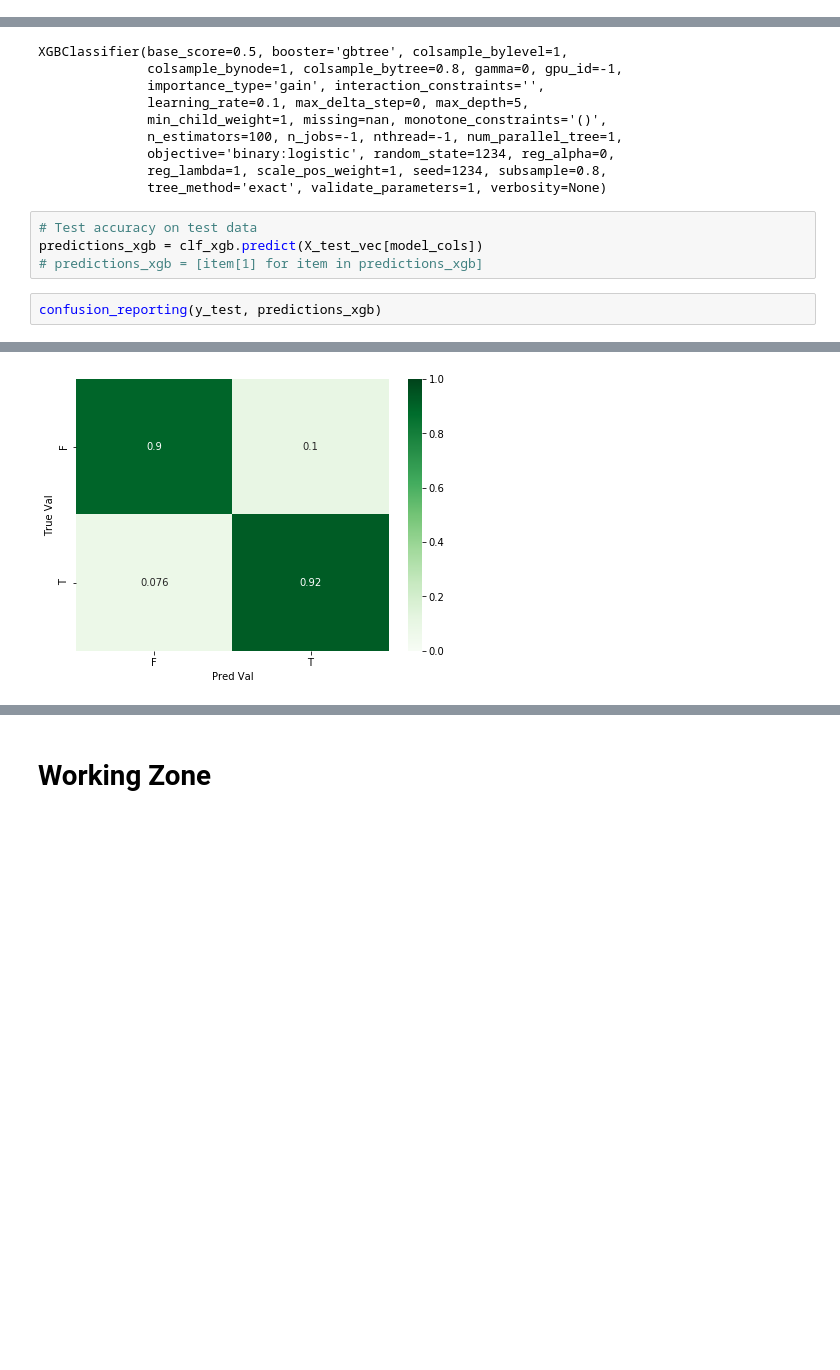
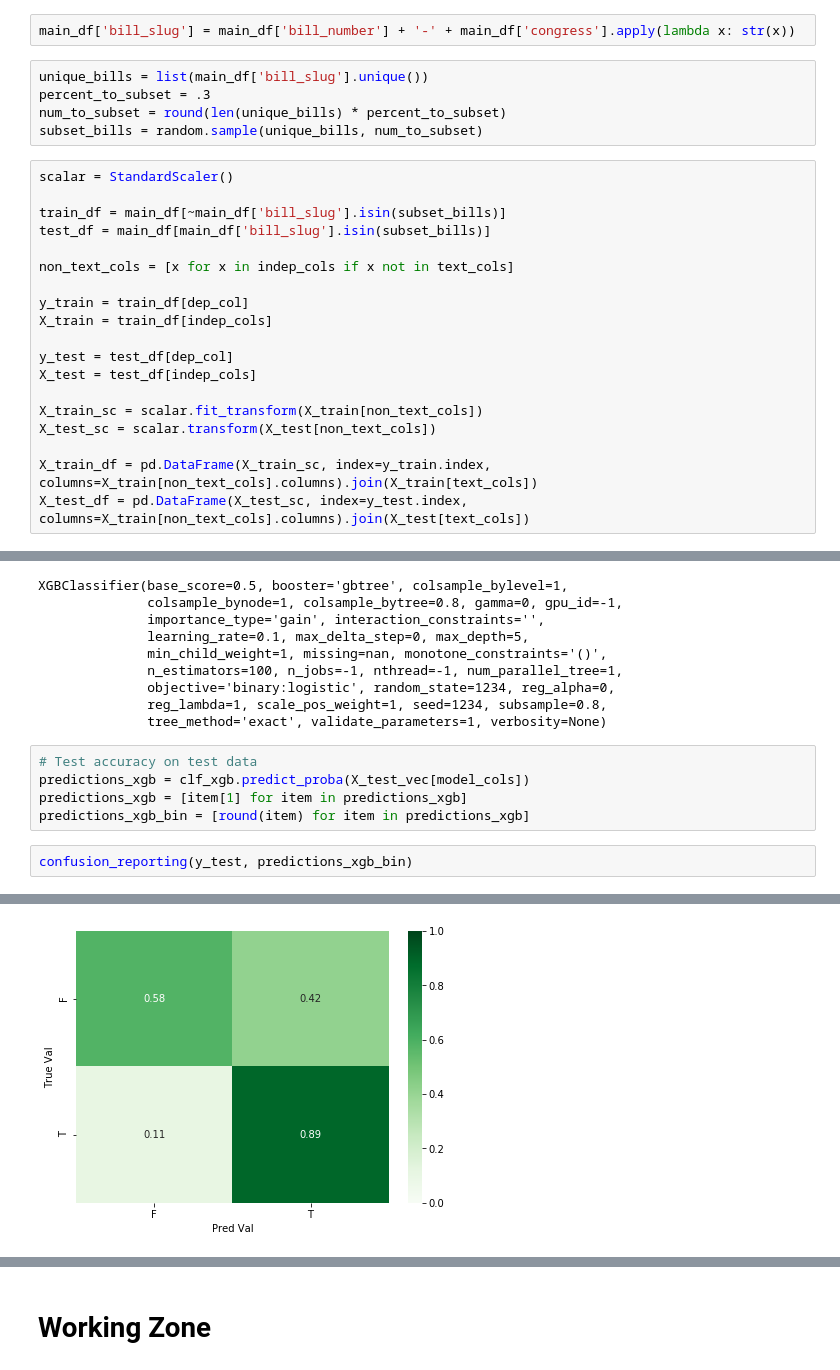
Before and after one commit to zapatos24/senator_nlp_vote_prediction, a Jupyter notebook: XGBoost_Model.ipynb, the cells around one changed output, grey strips where cells are left out. Drawn from its saved outputs; the diff is of its cells as text; blank space fills up the shorter version.

Commit message:
add option to train/test split on unique bills

```diff
--- a/XGBoost_Model.ipynb
+++ b/XGBoost_Model.ipynb
@@ -242,0 +274,26 @@ X_test_df = pd.DataFrame(X_test_sc, index=y_test.index, columns=X[non_text_cols]
+# %%
+main_df['bill_slug'] = main_df['bill_number'] + '-' + main_df['congress'].apply(lambda x: str(x))
+# %%
+unique_bills = list(main_df['bill_slug'].unique())
+percent_to_subset = .3
+num_to_subset = round(len(unique_bills) * percent_to_subset)
+subset_bills = random.sample(unique_bills, num_to_subset)
+# %%
+scalar = StandardScaler()
+
+train_df = main_df[~main_df['bill_slug'].isin(subset_bills)]
+test_df = main_df[main_df['bill_slug'].isin(subset_bills)]
+
+non_text_cols = [x for x in indep_cols if x not in text_cols]
+
+y_train = train_df[dep_col]
+X_train = train_df[indep_cols]
+
+y_test = test_df[dep_col]
+X_test = test_df[indep_cols]
+
+X_train_sc = scalar.fit_transform(X_train[non_text_cols])
+X_test_sc = scalar.transform(X_test[non_text_cols])
+
+X_train_df = pd.DataFrame(X_train_sc, index=y_train.index, columns=X_train[non_text_cols].columns).join(X_train[text_cols])
+X_test_df = pd.DataFrame(X_test_sc, index=y_test.index, columns=X_train[non_text_cols].columns).join(X_test[text_cols])
@@ -353,8 +412,9 @@ XGBClassifier(base_score=0.5, booster='gbtree', colsample_bylevel=1,
               tree_method='exact', validate_parameters=1, verbosity=None)
 # %%
 # Test accuracy on test data
-predictions_xgb = clf_xgb.predict(X_test_vec[model_cols])
-# predictions_xgb = [item[1] for item in predictions_xgb]
+predictions_xgb = clf_xgb.predict_proba(X_test_vec[model_cols])
+predictions_xgb = [item[1] for item in predictions_xgb]
+predictions_xgb_bin = [round(item) for item in predictions_xgb]
 # %%
-confusion_reporting(y_test, predictions_xgb)
+confusion_reporting(y_test, predictions_xgb_bin)
 # %% [output]
@@ -374,4 +434,4 @@ F1 score: 0.939
-[figure, old version]
+[figure, new version]
 # %%
 ROC = roc_auc_score(y_test, predictions_xgb)
 print("ROC_Test: %.2f%%" % (ROC * 100.0))
```
Also changed, not shown: parts of 20 cells of this notebook.
